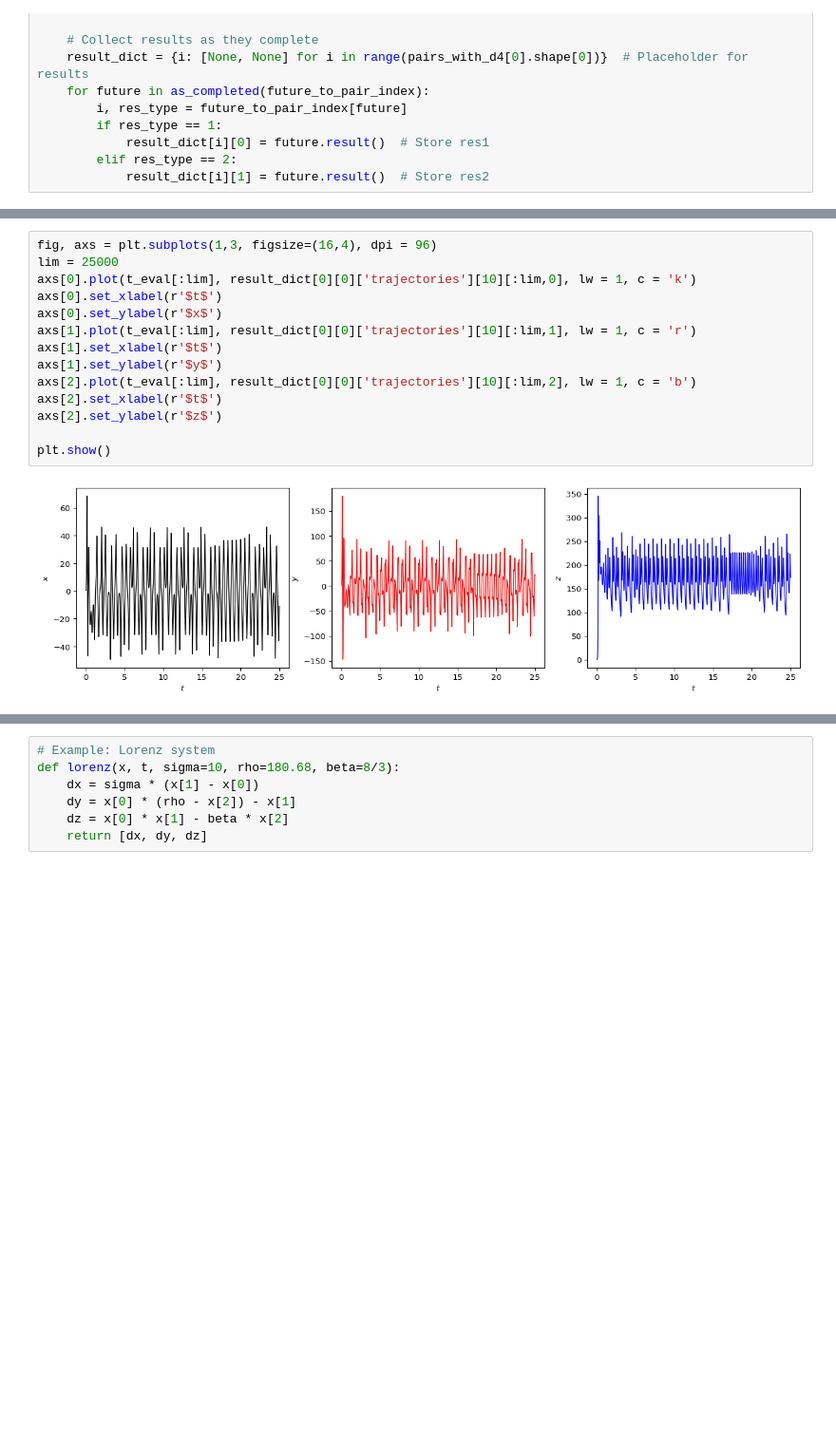
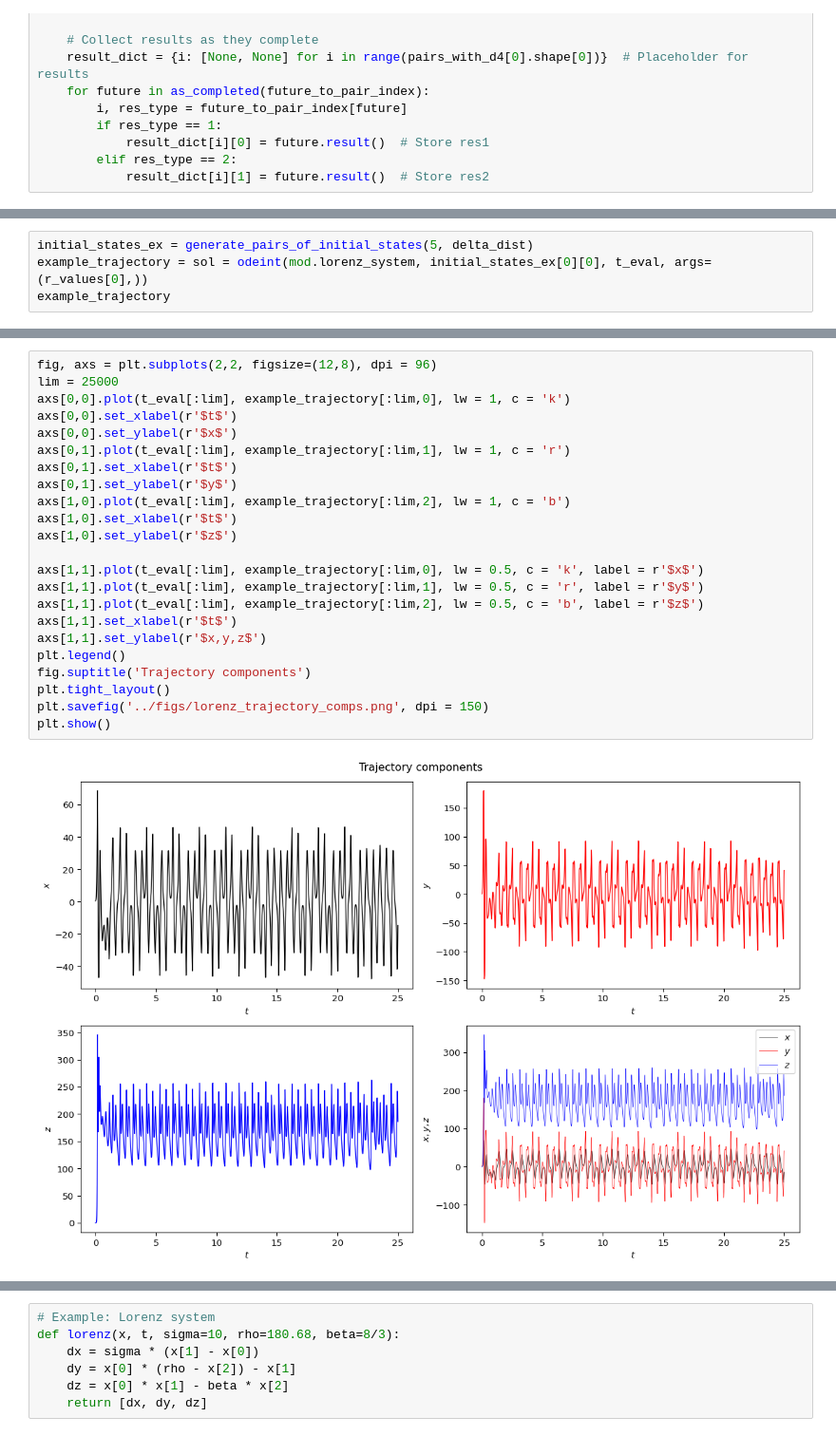
Before and after one commit to BKris2315/predicting-chaos-from-timeseries, a Jupyter notebook: notebooks/chaos_proj.ipynb, the cells around one changed output, grey strips where cells are left out. Shown at 95% size. Drawn from its saved outputs; the diff is of its cells as text; blank space fills up the shorter version.

```diff
--- a/notebooks/chaos_proj.ipynb
+++ b/notebooks/chaos_proj.ipynb
@@ -203,0 +199,4 @@ t_eval[:lim:100].shape
+# %%
+initial_states_ex = generate_pairs_of_initial_states(5, delta_dist)
+example_trajectory = sol = odeint(mod.lorenz_system, initial_states_ex[0][0], t_eval, args=(r_values[0],))
+example_trajectory
@@ -204,16 +211,25 @@ t_eval[:lim:100].shape
 # %%
-fig, axs = plt.subplots(1,3, figsize=(16,4), dpi = 96)
+fig, axs = plt.subplots(2,2, figsize=(12,8), dpi = 96)
 lim = 25000
-axs[0].plot(t_eval[:lim], result_dict[0][0]['trajectories'][10][:lim,0], lw = 1, c = 'k')
-axs[0].set_xlabel(r'$t$')
-axs[0].set_ylabel(r'$x$')
-axs[1].plot(t_eval[:lim], result_dict[0][0]['trajectories'][10][:lim,1], lw = 1, c = 'r')
-axs[1].set_xlabel(r'$t$')
-axs[1].set_ylabel(r'$y$')
-axs[2].plot(t_eval[:lim], result_dict[0][0]['trajectories'][10][:lim,2], lw = 1, c = 'b')
-axs[2].set_xlabel(r'$t$')
-axs[2].set_ylabel(r'$z$')
+axs[0,0].plot(t_eval[:lim], example_trajectory[:lim,0], lw = 1, c = 'k')
+axs[0,0].set_xlabel(r'$t$')
+axs[0,0].set_ylabel(r'$x$')
+axs[0,1].plot(t_eval[:lim], example_trajectory[:lim,1], lw = 1, c = 'r')
+axs[0,1].set_xlabel(r'$t$')
+axs[0,1].set_ylabel(r'$y$')
+axs[1,0].plot(t_eval[:lim], example_trajectory[:lim,2], lw = 1, c = 'b')
+axs[1,0].set_xlabel(r'$t$')
+axs[1,0].set_ylabel(r'$z$')
 
+axs[1,1].plot(t_eval[:lim], example_trajectory[:lim,0], lw = 0.5, c = 'k', label = r'$x$')
+axs[1,1].plot(t_eval[:lim], example_trajectory[:lim,1], lw = 0.5, c = 'r', label = r'$y$')
+axs[1,1].plot(t_eval[:lim], example_trajectory[:lim,2], lw = 0.5, c = 'b', label = r'$z$')
+axs[1,1].set_xlabel(r'$t$')
+axs[1,1].set_ylabel(r'$x,y,z$')
+plt.legend()
+fig.suptitle('Trajectory components')
+plt.tight_layout()
+plt.savefig('../figs/lorenz_trajectory_comps.png', dpi = 150)
 plt.show()
 # %% [output]
-[figure, old version]
+[figure, new version]
```
Also changed, not shown: parts of 31 cells of this notebook, 11 other files.
